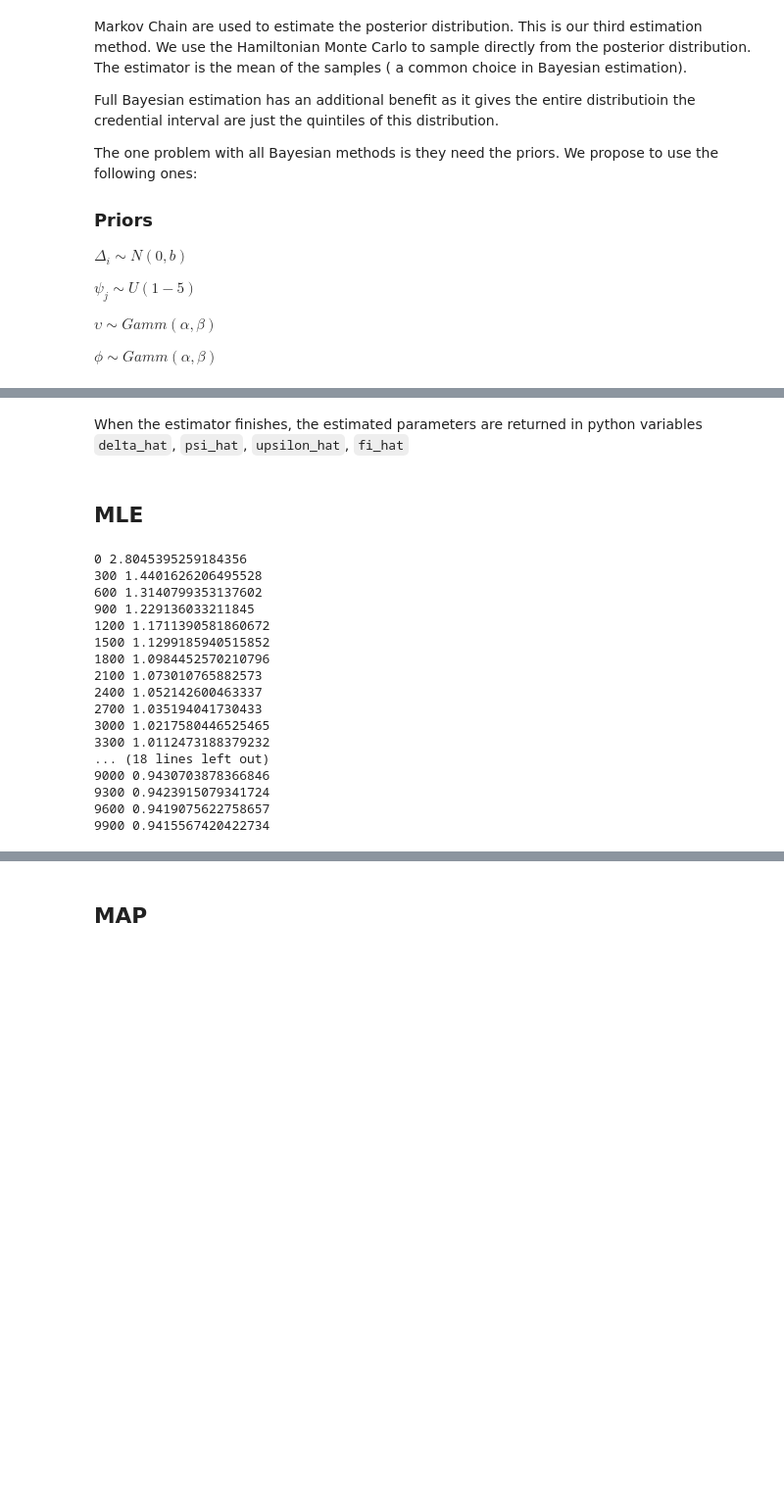
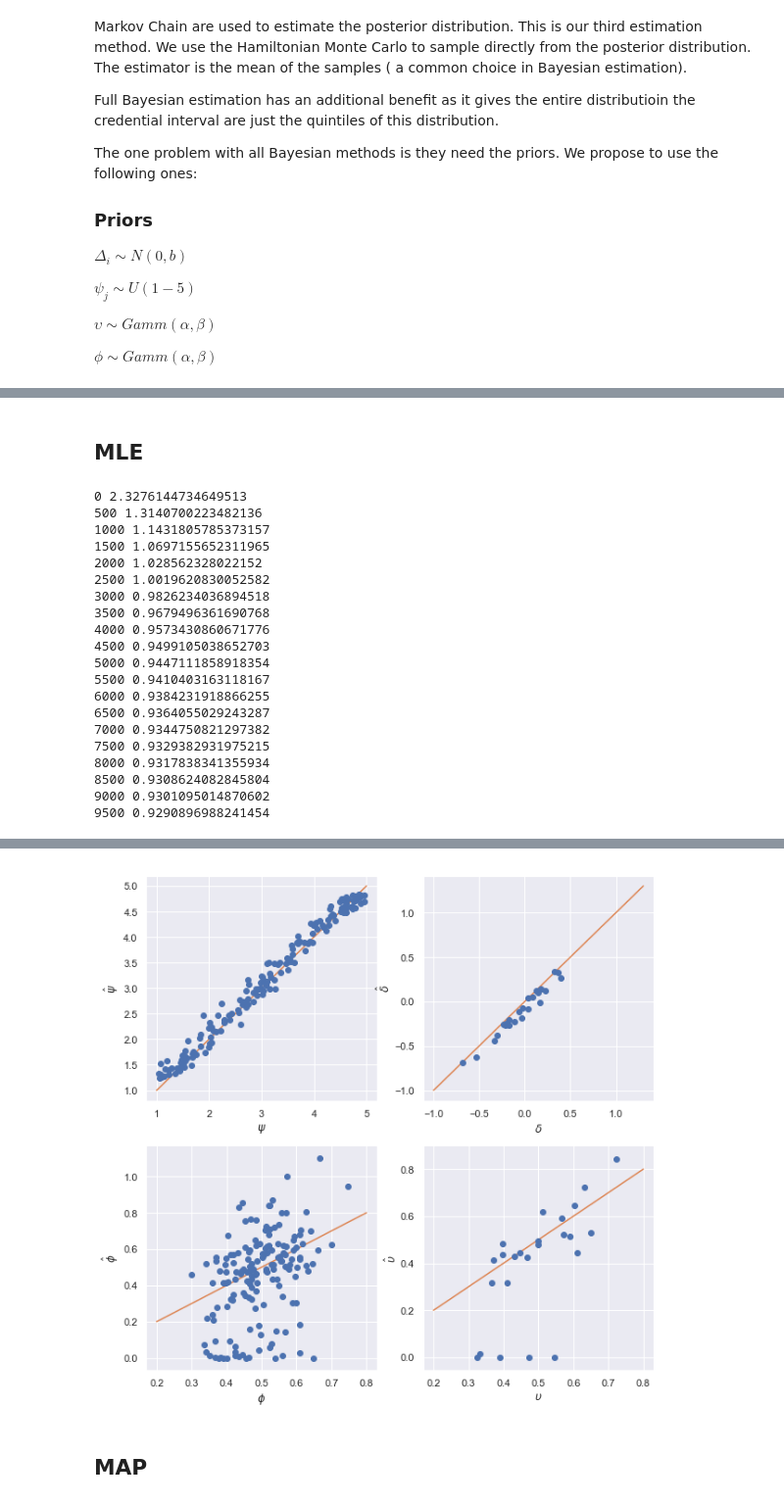
Before and after one commit to krzysztofrusek/tfp_subject_model, a Jupyter notebook: notebook/Subject_model.ipynb, the cells around one changed output, grey strips where cells are left out. Shown: that part at 98% size. Saved outputs shown, nothing was run; the diff lists cells and outputs as text; code cells hidden in the pictures; blank space fills up the shorter version.

```diff
--- a/notebook/Subject_model.ipynb
+++ b/notebook/Subject_model.ipynb
@@ -147,35 +147,3 @@ $\psi_j \sim U(1-5)$
 $\upsilon \sim Gamm(\alpha,\beta)$
 
 $\phi \sim Gamm(\alpha,\beta)$
-# %%
-from scipy.stats import norm
-
-fig, ax  = plt.subplots(ncols=2)
-
-ui=np.linspace(0,8.0,2000)
-fii = np.sqrt(8.0**2 - ui**2)
-ax[0].plot(ui,fii)
-fii = np.sqrt(6.0**2 - ui[ui<6]**2)
-ax[0].plot(ui[ui<6],fii)
-fii = np.sqrt(4.0**2 - ui[ui<4]**2)
-ax[0].plot(ui[ui<4],fii)
-fii = np.sqrt(2.0**2 - ui[ui<2]**2)
-ax[0].plot(ui[ui<2],fii)
-ax[0].legend([8,6,4,2])
-ax[0].set_aspect(1.0)
-ax[0].set_xlabel(r'$\upsilon$');
-ax[0].set_ylabel(r'$\phi$');
-ax[0].set_title("MLE");
-
-ui=np.linspace(0,8.0,2000)
-fii = np.sqrt(8.0**2 - ui**2)
-
-ax[1].plot(ui,fii)
-ax[1].plot(ui,3*norm(6,0.3).pdf(ui))
-ax[1].plot(ui,fii)
-ax[1].plot(3*norm(4,0.5).pdf(ui),ui)
-
-ax[1].set_aspect(1.0)
-ax[1].set_xlabel(r'$\upsilon$');
-ax[1].set_ylabel(r'$\phi$');
-ax[0].set_title("MAP");
@@ -348,7 +318,5 @@ for fn in uploaded.keys():
 
 o = np.loadtxt(fn)
-# %% [markdown]
-When the estimator finishes, the estimated parameters are returned in python variables  `delta_hat`,      `psi_hat`,    `upsilon_hat`,     `fi_hat`
 # %% [markdown]
 ## MLE
 # %%
@@ -383,7 +351,7 @@ with tf.Session(graph=g) as sess:
     sess.run(tf.global_variables_initializer())
     for i in range(10000):
         _,np_loss = sess.run([train_op,loss])
-        if i % 300 ==0:
+        if i % 500 ==0:
             print(i,np_loss)
 
     (delta_hat,
@@ -394,20 +362,23 @@ with tf.Session(graph=g) as sess:
 
 make_plot(psi,psi_hat,delta,delta_hat,fi,fi_hat,upsilon,upsilon_hat)
 # %% [output]
-0 2.8045395259184356
-300 1.4401626206495528
-600 1.3140799353137602
-900 1.229136033211845
-1200 1.1711390581860672
-1500 1.1299185940515852
-1800 1.0984452570210796
-2100 1.073010765882573
-2400 1.052142600463337
-2700 1.035194041730433
-3000 1.0217580446525465
-3300 1.0112473188379232
-... (18 lines left out)
-9000 0.9430703878366846
-9300 0.9423915079341724
-9600 0.9419075622758657
-9900 0.9415567420422734
+0 2.3276144734649513
+500 1.3140700223482136
+1000 1.1431805785373157
+1500 1.0697155652311965
+2000 1.028562328022152
+2500 1.0019620830052582
+3000 0.9826234036894518
+3500 0.9679496361690768
+4000 0.9573430860671776
+4500 0.9499105038652703
+5000 0.9447111858918354
+5500 0.9410403163118167
+6000 0.9384231918866255
+6500 0.9364055029243287
+7000 0.9344750821297382
+7500 0.9329382931975215
+8000 0.9317838341355934
+8500 0.9308624082845804
+9000 0.9301095014870602
+9500 0.9290896988241454
@@ -415,3 +385,4 @@ make_plot(psi,psi_hat,delta,delta_hat,fi,fi_hat,upsilon,upsilon_hat)
+[figure, added]
 # %% [markdown]
 ## MAP
 # %%
```
Also changed, not shown: parts of 14 cells of this notebook.
